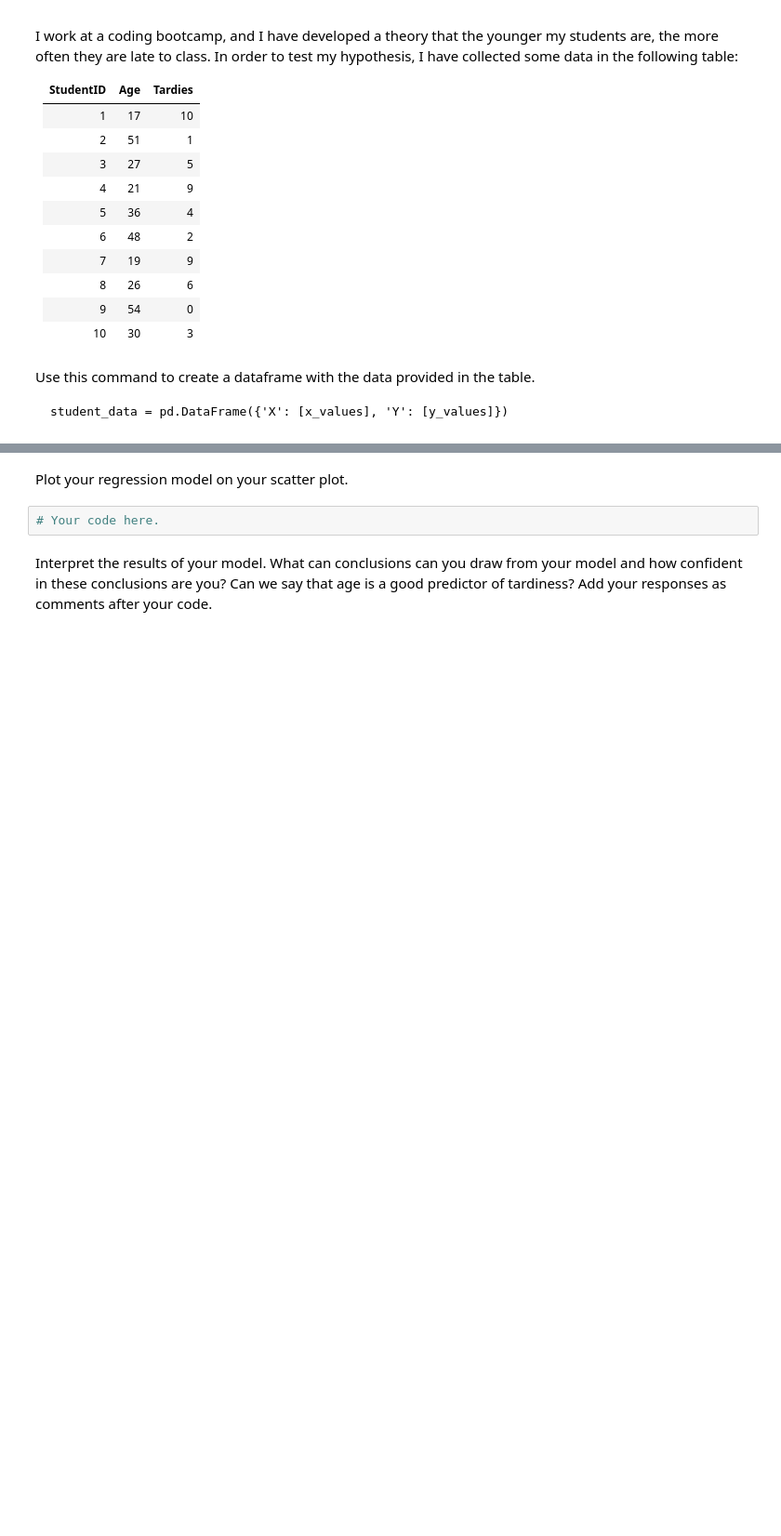
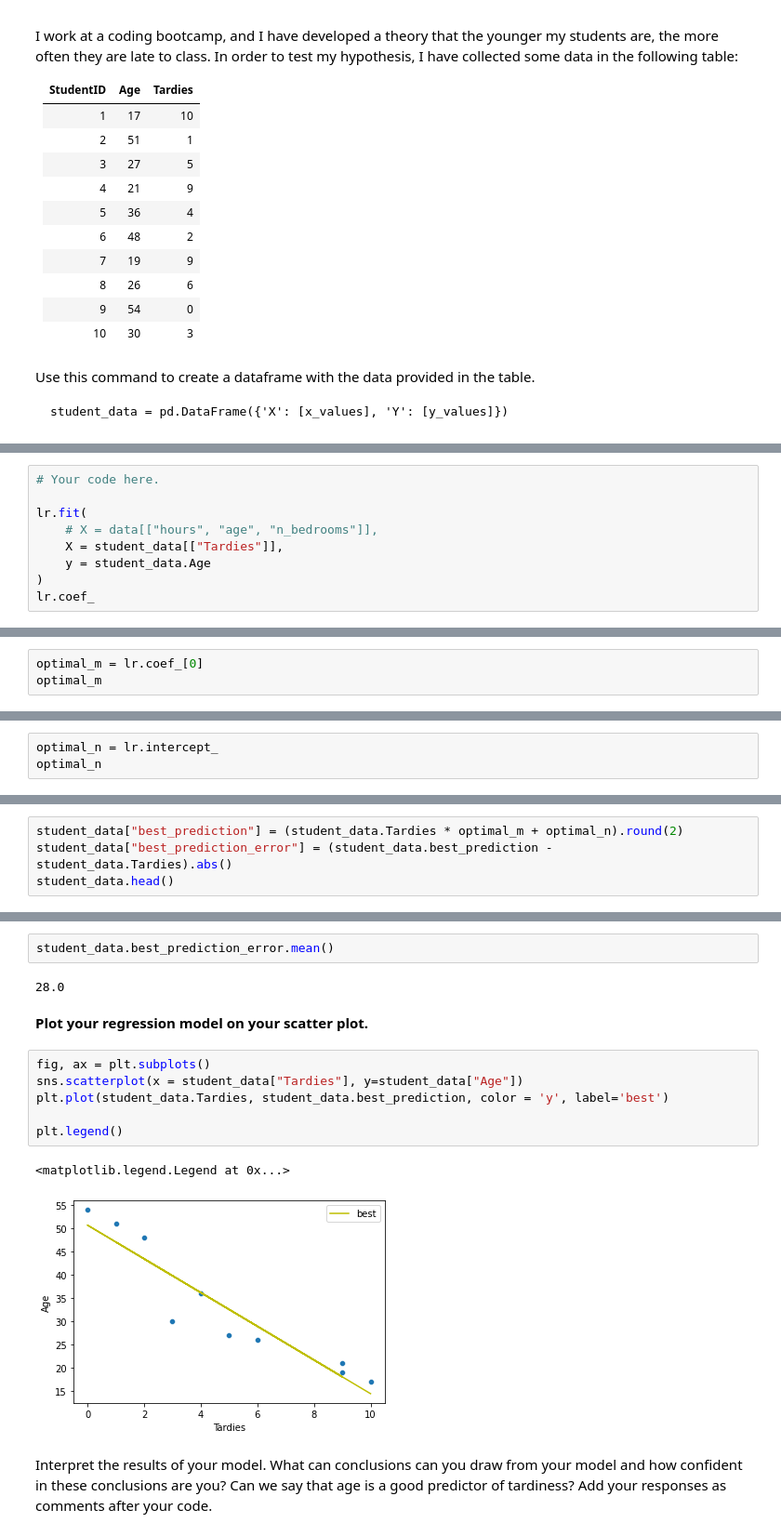
Before and after one commit to Ironhack-Data-Madrid-Enero-2021/lab-regression-analysis, a Jupyter notebook: your-code.ipynb, the cells around one changed output, grey strips where cells are left out. Shown: that part at 93% size. Drawn from its saved outputs; the diff is of its cells as text; blank space fills up the shorter version.

```diff
--- a/your-code.ipynb
+++ b/your-code.ipynb
@@ -53,0 +106,9 @@ Build a regression model for this data. What will be your outcome variable? What
+# %%
+# Your code here.
+
+lr.fit(
+    # X = data[["hours", "age", "n_bedrooms"]],
+    X = student_data[["Tardies"]],
+    y = student_data.Age
+)
+lr.coef_
@@ -53,0 +119,3 @@ Build a regression model for this data. What will be your outcome variable? What
+# %%
+optimal_m = lr.coef_[0]
+optimal_m
@@ -53,0 +124,3 @@ Build a regression model for this data. What will be your outcome variable? What
+# %%
+optimal_n = lr.intercept_
+optimal_n
@@ -53,0 +129,4 @@ Build a regression model for this data. What will be your outcome variable? What
+# %%
+student_data["best_prediction"] = (student_data.Tardies * optimal_m + optimal_n).round(2)
+student_data["best_prediction_error"] = (student_data.best_prediction - student_data.Tardies).abs()
+student_data.head()
@@ -54,6 +140,17 @@ Build a regression model for this data. What will be your outcome variable? What
+# %%
+student_data.best_prediction_error.mean()
+# %% [output]
+28.0
 # %% [markdown]
-Plot your regression model on your scatter plot.
+**Plot your regression model on your scatter plot.**
-# %%
-# Your code here.
+# %%
+fig, ax = plt.subplots()
+sns.scatterplot(x = student_data["Tardies"], y=student_data["Age"])
+plt.plot(student_data.Tardies, student_data.best_prediction, color = 'y', label='best')
+
+plt.legend()
+# %% [output]
+<matplotlib.legend.Legend at 0x...>
+[figure, added]
 # %% [markdown]
 Interpret the results of your model. What can conclusions can you draw from your model and how confident in these conclusions are you? Can we say that age is a good predictor of tardiness? Add your responses as comments after your code.
```
Also changed, not shown: parts of 42 cells of this notebook.
